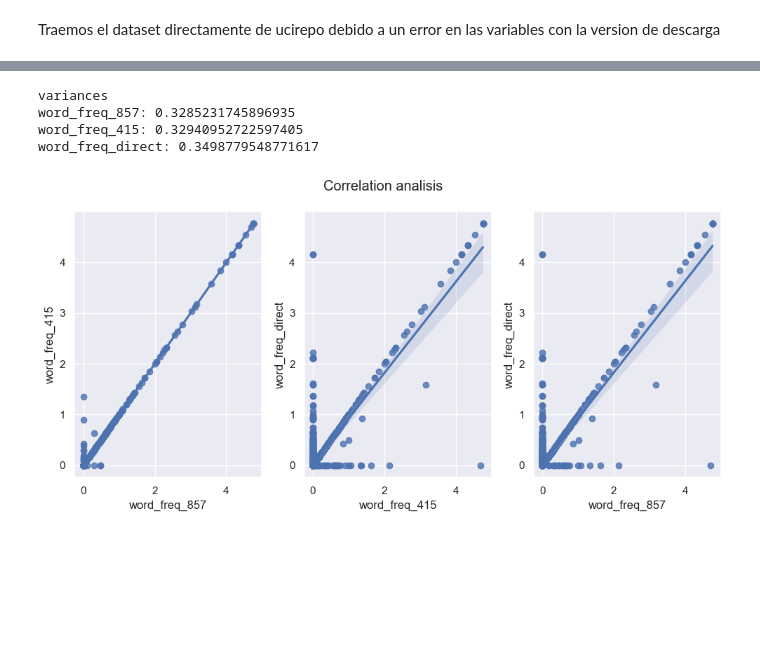
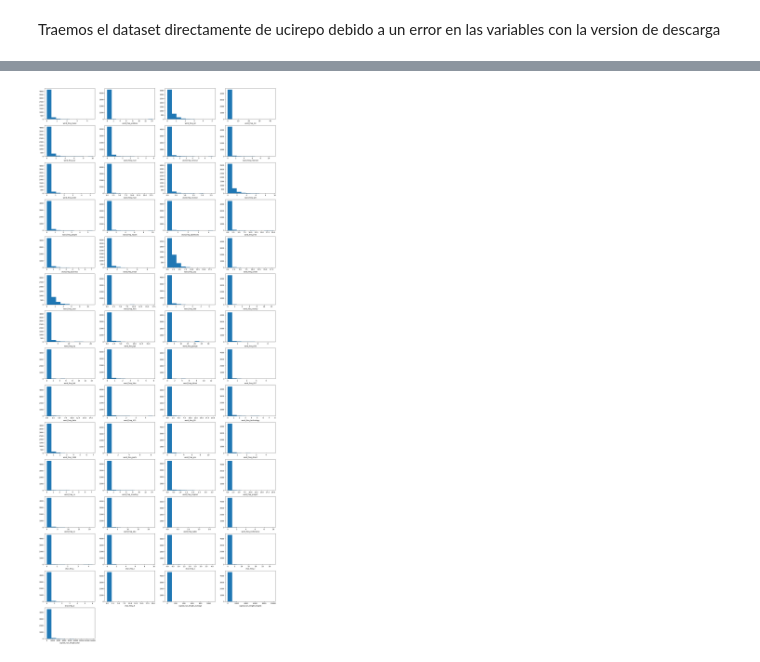
Before and after one commit to Myself2903/Spam-classification-problem, a Jupyter notebook: main.ipynb, the cells around one changed output, grey strips where cells are left out. Cells and saved outputs as stored; diff of their text form; code cells hidden in the pictures; blank space fills up the shorter version.

```diff
--- a/main.ipynb
+++ b/main.ipynb
@@ -79,23 +59,20 @@ high_cor
-# %%
-#observando relaciones entre los datos
-fig, axes = plt.subplots(1,3, figsize=(10,5))
-fig.suptitle('Correlation analisis')
-
-sns.regplot(ax=axes[0], y='word_freq_415', x='word_freq_857', data=X);
-sns.regplot(ax=axes[1], x='word_freq_415', y='word_freq_direct', data=X);
-sns.regplot(ax=axes[2], x='word_freq_857', y='word_freq_direct', data=X);
-
-plt.tight_layout()
-
-print("variances")
-print(f'word_freq_857: {np.std(X["word_freq_857"])}')
-print(f'word_freq_415: {np.std(X["word_freq_415"])}')
-print(f'word_freq_direct: {np.std(X["word_freq_direct"])}')
-
-plt.show()
-# %% [output]
-variances
-word_freq_857: 0.3285231745896935
-word_freq_415: 0.32940952722597405
-word_freq_direct: 0.3498779548771617
-[figure, removed]
+# %%
+rows, cols = 15,4
+fig, axes = plt.subplots(nrows=rows,ncols=cols ,figsize=(25,60))
+
+# not_norm_attributes
+current_col = 0
+for i in range(rows):
+    for j in range(cols):
+        if current_col < len(data.columns)-1:
+            # sns.kdeplot(data=data , x=data[data.columns[current_col]],ax=axes[i][j])
+            axes[i][j].hist(x=data[data.columns[current_col]])
+            axes[i][j].set_xlabel(data.columns[current_col])
+            current_col +=1
+        else:
+            axes[i, j].axis('off')
+
+
+plt.show()
+# %% [output]
+[figure, added]
```
Also changed, not shown: parts of 9 cells of this notebook, 1 other file.
